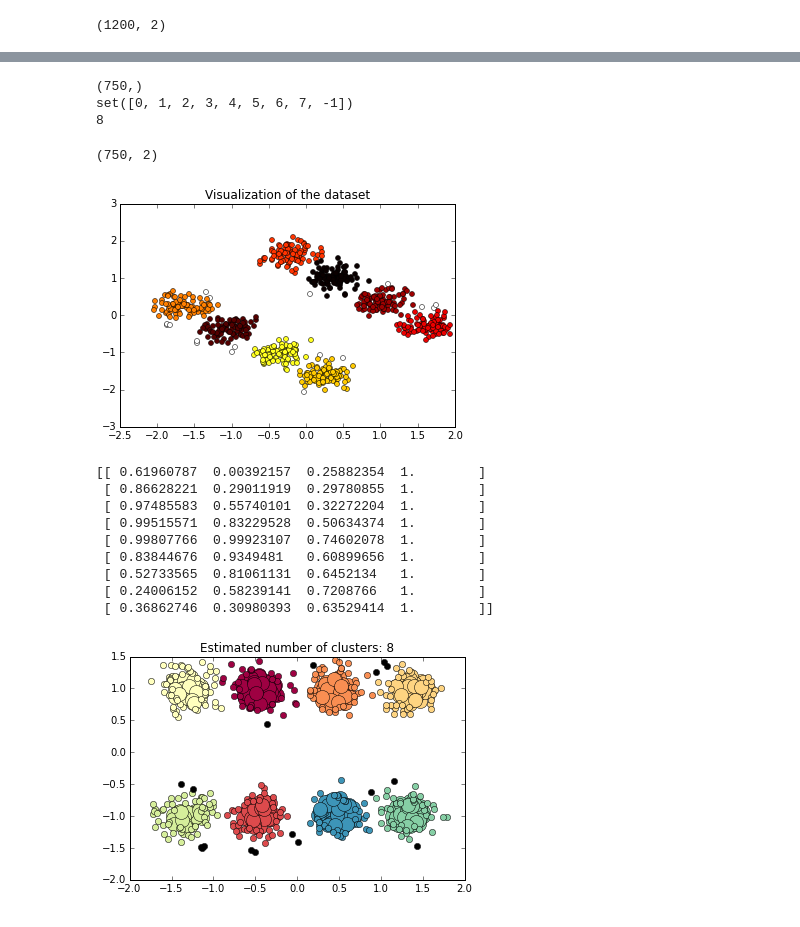
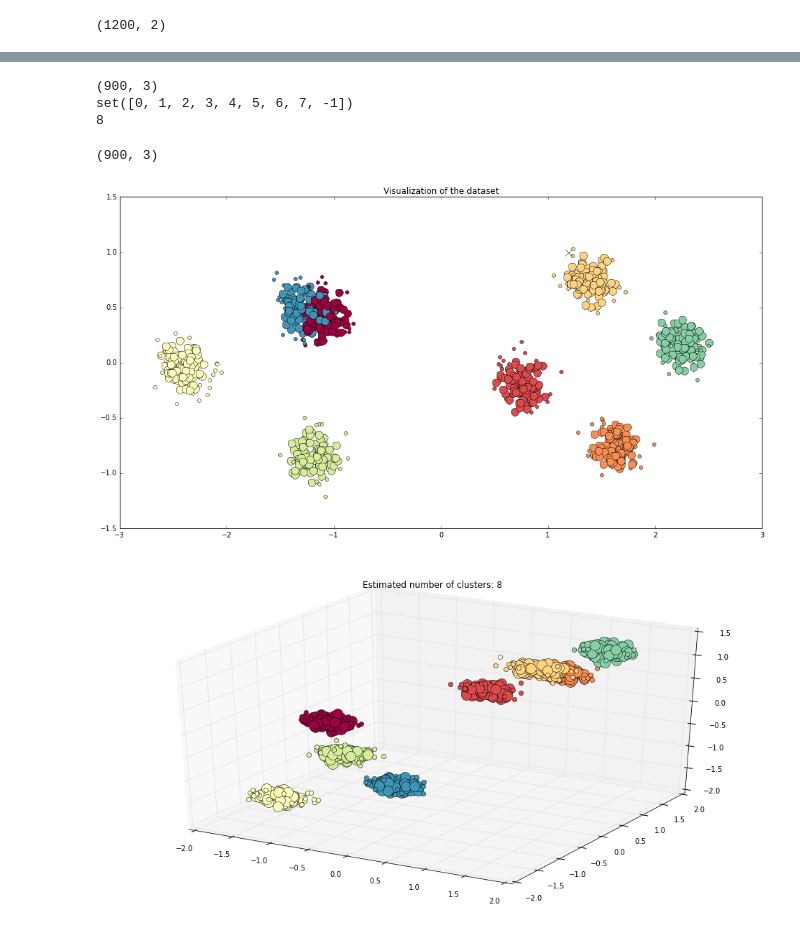
Before and after one commit to ankit-kapur/density_based_clustering_on_genomic_data, a Jupyter notebook: densitybasedclustering.ipynb, the cells around one changed output, grey strips where cells are left out. Cells and saved outputs as stored; diff of their text form; code cells hidden in the pictures.

Commit message:
Changed the dataset to a 3D one. Plotted clusters in 3D, as well as in 2D with PCA.

```diff
--- a/densitybasedclustering.ipynb
+++ b/densitybasedclustering.ipynb
@@ -64,7 +81,11 @@ min_num_of_samples=50
 
 dbscan_inbuilt = DBSCAN(eps=radius, min_samples=min_num_of_samples, metric='euclidean', algorithm='auto').fit(dataArray)
 labels = dbscan_inbuilt.labels_
-print labels.shape
+
+core_samples_mask = np.zeros_like(labels, dtype=bool)
+core_samples_mask[dbscan_inbuilt.core_sample_indices_] = True
+
+print dataArray.shape
 unique_labels = set(labels)
 print unique_labels
 
@@ -75,29 +96,37 @@ print numOfClusters
 # distance metric over feature matrix - Euclidean distance
 #distance = EuclideanDistance(train_features, train_features)
 # %% [output]
-(750,)
+(900, 3)
 set([0, 1, 2, 3, 4, 5, 6, 7, -1])
 8
 # %%
 from matplotlib.mlab import PCA
 from matplotlib import colors
 pca_result = PCA(dataArray)
 
 print pca_result.Y.shape
 
 figure,axis = pyplot.subplots(1,1)
+figure.set_size_inches(16.5, 8.5)
+clusterColors = plt.cm.Spectral(np.linspace(0, 1, len(unique_labels)))
+
 for i in range(0, dataArray.shape[0]):
-    clusterColor = 'w'
+    clusterColor = 'k'
     marker = 'o'
+    markerSize = 5
     if labels[i] != -1:
-        m = cm.ScalarMappable(norm=colors.Normalize(vmin=0, vmax=len(unique_labels)), cmap=cm.hot)
-        clusterColor = m.to_rgba(labels[i])
-    axis.plot(pca_result.Y[i][0], pca_result.Y[i][1], marker, color=clusterColor, markersize=5)
+        clusterColor = clusterColors[labels[i]]
+    else:
+        marker = 'x'
+        markerSize = 10
+    if core_samples_mask[i]:
+        markerSize = 11
+    axis.plot(pca_result.Y[i][0], pca_result.Y[i][1], marker, color=clusterColor, markersize=markerSize)
 axis.set_title('Visualization of the dataset')
 pyplot.show()
 # %% [output]
-(750, 2)
+(900, 3)
-[figure, old version]
+[figure, new version]
 # %%
 # Plot result
 import matplotlib.pyplot as plt
@@ -107,33 +136,32 @@ core_samples_mask = np.zeros_like(dbscan_inbuilt.labels_, dtype=bool)
 core_samples_mask[dbscan_inbuilt.core_sample_indices_] = True
 
 colors = plt.cm.Spectral(np.linspace(0, 1, len(unique_labels)))
-print colors
+
+###
+from mpl_toolkits.mplot3d import Axes3D
+fig = pyplot.figure()
+fig.set_size_inches(16.5, 8.5)
+axis = fig.add_subplot(111, projection='3d')
+# axis.set_title('Visualization of the dataset')
+# axis.plot(dataArray.T[0], dataArray.T[1], dataArray.T[2], 'o', color='g', markersize=3)
+####
 
 for k, col in zip(unique_labels, colors):
     if k == -1:
         # Black used for noise.
-        col = 'k'
+        col = 'w'
 
     class_member_mask = (labels == k)
 
     xy = dataArray[class_member_mask & core_samples_mask]
-    plt.plot(xy[:, 0], xy[:, 1], 'o', markerfacecolor=col,
+    axis.plot(xy[:, 0], xy[:, 1], xy[:, 2], 'o', markerfacecolor=col,
              markeredgecolor='k', markersize=14)
 
     xy = dataArray[class_member_mask & ~core_samples_mask]
-    plt.plot(xy[:, 0], xy[:, 1], 'o', markerfacecolor=col,
+    axis.plot(xy[:, 0], xy[:, 1], xy[:, 2], 'o', markerfacecolor=col,
              markeredgecolor='k', markersize=6)
 
-plt.title('Estimated number of clusters: %d' % numOfClusters)
+axis.set_title('Estimated number of clusters: %d' % numOfClusters)
 plt.show()
 # %% [output]
-[[ 0.61960787  0.00392157  0.25882354  1.        ]
- [ 0.86628221  0.29011919  0.29780855  1.        ]
- [ 0.97485583  0.55740101  0.32272204  1.        ]
- [ 0.99515571  0.83229528  0.50634374  1.        ]
- [ 0.99807766  0.99923107  0.74602078  1.        ]
- [ 0.83844676  0.9349481   0.60899656  1.        ]
- [ 0.52733565  0.81061131  0.6452134   1.        ]
- [ 0.24006152  0.58239141  0.7208766   1.        ]
- [ 0.36862746  0.30980393  0.63529414  1.        ]]
-[figure, old version]
+[figure, new version]
```
Also changed, not shown: parts of 4 cells of this notebook.
